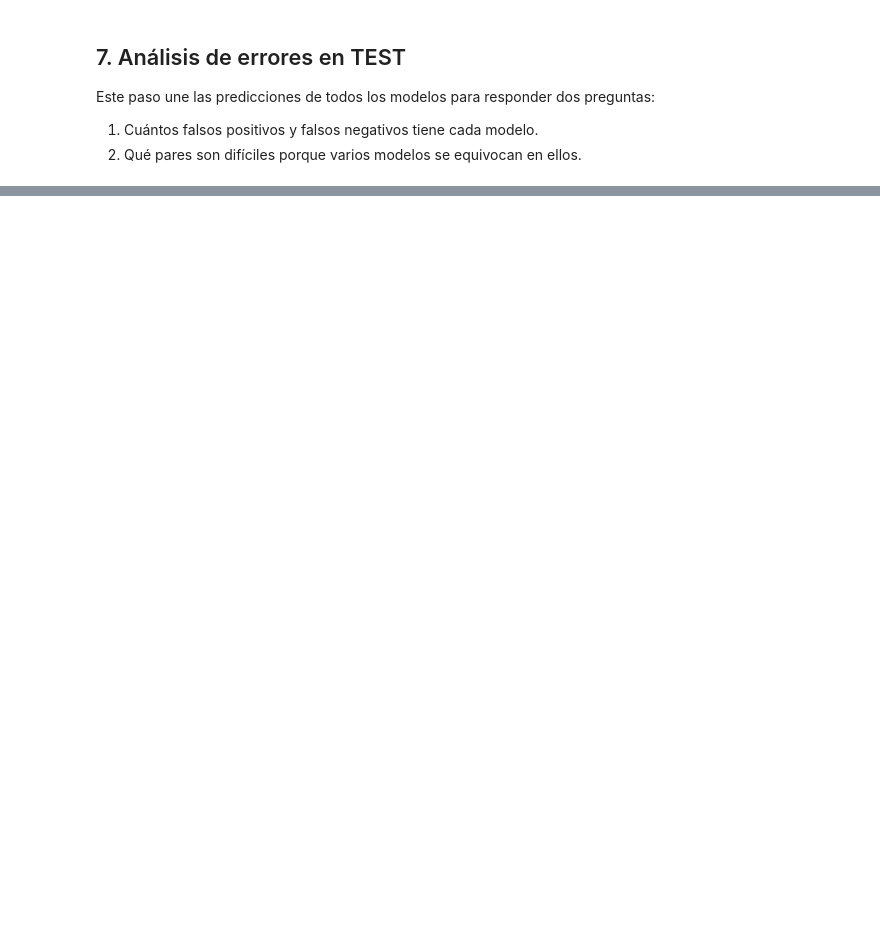
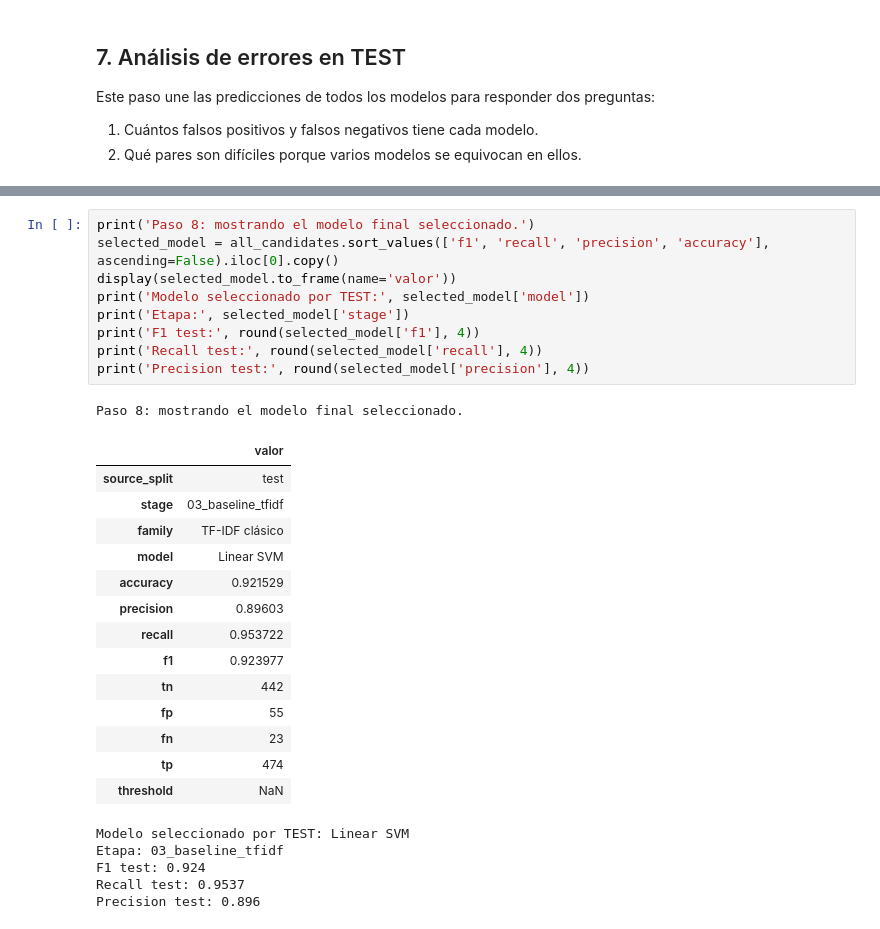
Before and after one commit to FidelBM/code_plagiarism, a Jupyter notebook: comparation.ipynb, the cells around one changed output, grey strips where cells are left out. Drawn from its saved outputs; the diff is of its cells as text; blank space fills up the shorter version.

```diff
--- a/comparation.ipynb
+++ b/comparation.ipynb
@@ -770,0 +951,30 @@ else:
+# %%
+print('Paso 8: mostrando el modelo final seleccionado.')
+selected_model = all_candidates.sort_values(['f1', 'recall', 'precision', 'accuracy'], ascending=False).iloc[0].copy()
+display(selected_model.to_frame(name='valor'))
+print('Modelo seleccionado por TEST:', selected_model['model'])
+print('Etapa:', selected_model['stage'])
+print('F1 test:', round(selected_model['f1'], 4))
+print('Recall test:', round(selected_model['recall'], 4))
+print('Precision test:', round(selected_model['precision'], 4))
+# %% [output]
+Paso 8: mostrando el modelo final seleccionado.
+|  | valor |
+| source_split | test |
+| stage | 03_baseline_tfidf |
+| family | TF-IDF clásico |
+| model | Linear SVM |
+| accuracy | 0.921529 |
+| precision | 0.89603 |
+| recall | 0.953722 |
+| f1 | 0.923977 |
+| tn | 442 |
+| fp | 55 |
+| fn | 23 |
+| tp | 474 |
+| threshold | NaN |
+Modelo seleccionado por TEST: Linear SVM
+Etapa: 03_baseline_tfidf
+F1 test: 0.924
+Recall test: 0.9537
+Precision test: 0.896
```
Also changed, not shown: parts of 16 cells of this notebook, 1 other file.
